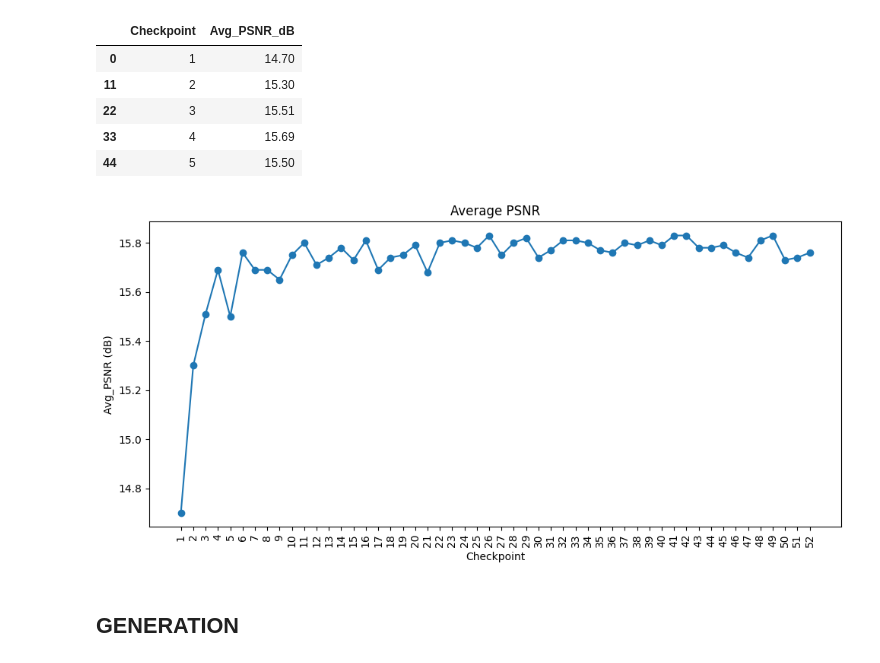
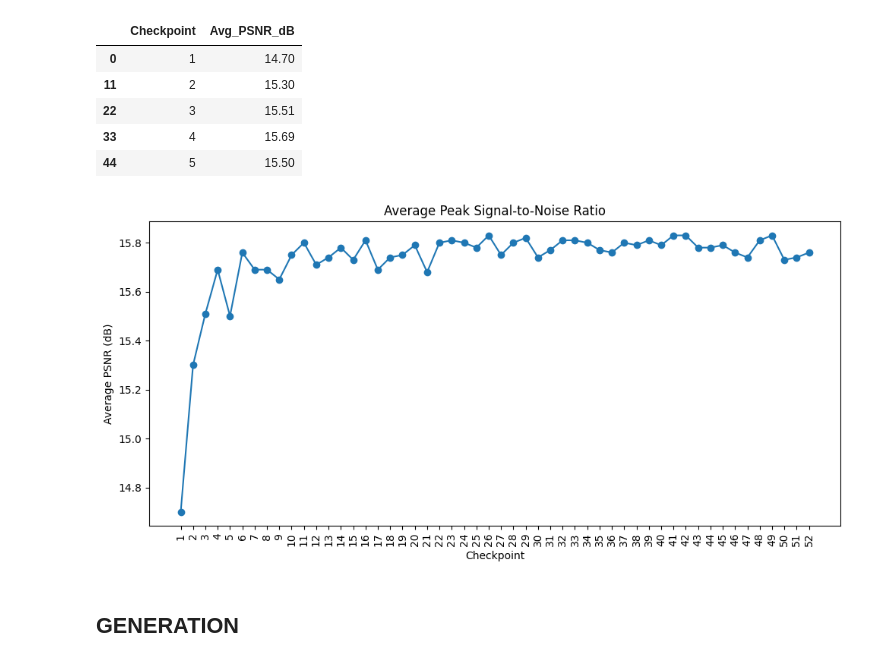
Before and after one commit to FedericoMiscione/CV_project, a Jupyter notebook: Notebooks/Ground_to_Aerial_reconstruction.ipynb, the cells around one changed output. Saved outputs shown, nothing was run; the diff lists cells and outputs as text; code cells hidden in the pictures.

```diff
--- a/Notebooks/Ground_to_Aerial_reconstruction.ipynb
+++ b/Notebooks/Ground_to_Aerial_reconstruction.ipynb
@@ -626,14 +626,14 @@ df.head
 # %%
 plt.figure(figsize=(10, 5))
 plt.plot(df["Checkpoint"], df["Avg_PSNR_dB"], marker='o')
-plt.title("Average PSNR")
+plt.title("Average Peak Signal-to-Noise Ratio")
 plt.xlabel("Checkpoint")
-plt.ylabel("Avg_PSNR (dB)")
+plt.ylabel("Average PSNR (dB)")
 plt.xticks(df["Checkpoint"], rotation=90)
 plt.tight_layout()
 plt.show()
 # %% [output]
-[figure, old version]
+[figure, new version]
 # %% [markdown]
 ## GENERATION
 # %%
```
